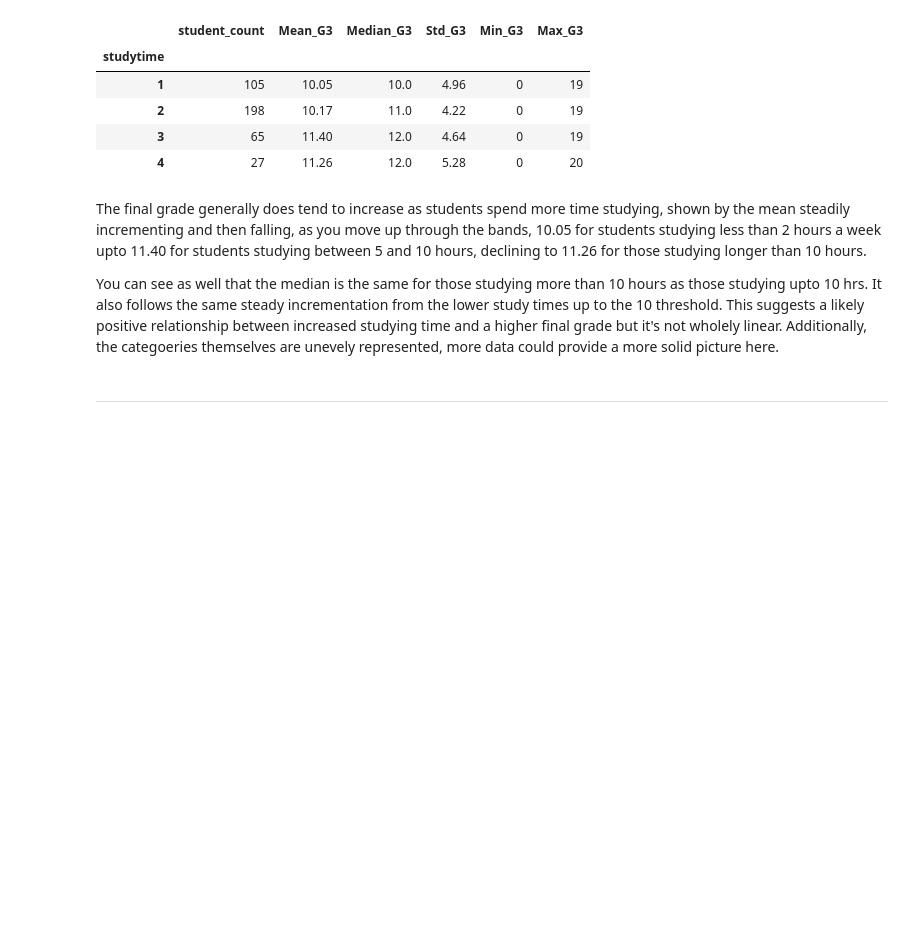
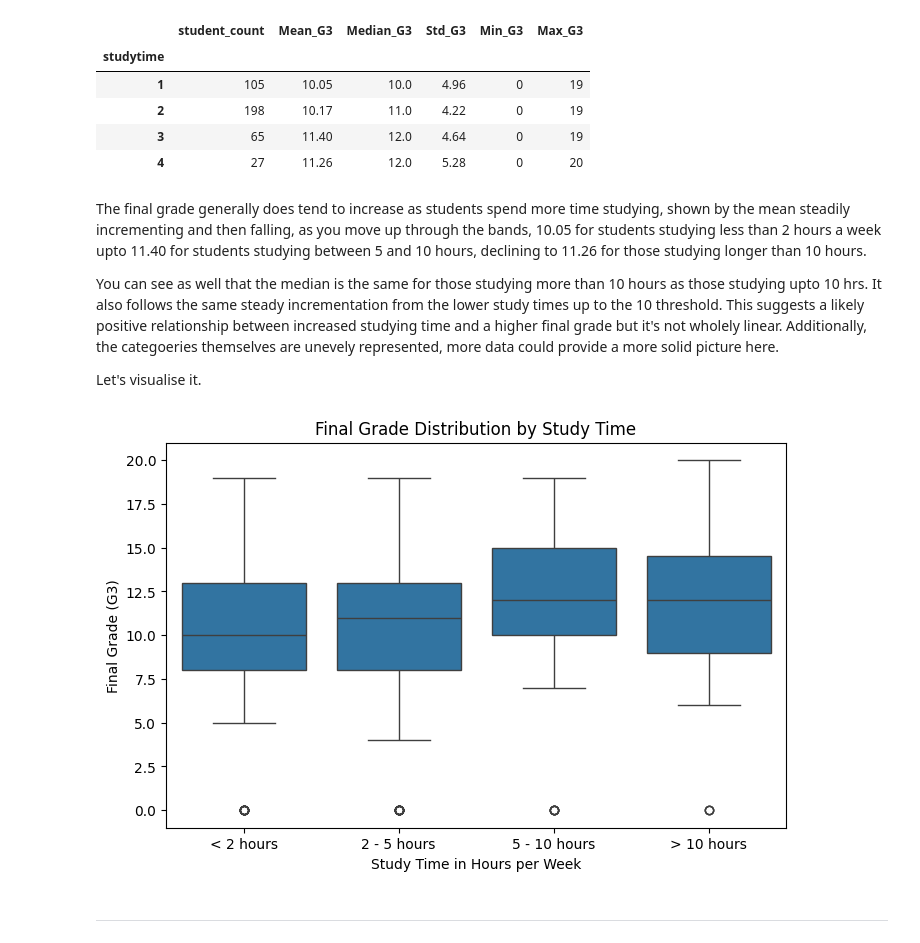
Before and after one commit to 13NateMate37/NHastings_StudentsWhoSlipOnMaths_CI_Capstone_3, a Jupyter notebook: jupyter_notebooks/2_EDA.ipynb, the cells around one changed output. Cells and saved outputs as stored; diff of their text form; code cells hidden in the pictures; blank space fills up the shorter version.

```diff
--- a/jupyter_notebooks/2_EDA.ipynb
+++ b/jupyter_notebooks/2_EDA.ipynb
@@ -179,5 +179,27 @@ df_cleaned.groupby("studytime").agg(
 The final grade generally does tend to increase as students spend more time studying, shown by the mean steadily incrementing and then falling, as you move up through the bands, 10.05 for students studying less than 2 hours a week upto 11.40 for students studying between 5 and 10 hours, declining to 11.26 for those studying longer than 10 hours.
 
 You can see as well that the median is the same for those studying more than 10 hours as those studying upto 10 hrs. It also follows the same steady incrementation from the lower study times up to the 10 threshold. This suggests a likely positive relationship between increased studying time and a higher final grade but it's not wholely linear. Additionally, the categoeries themselves are unevely represented, more data could provide a more solid picture here.
+
+Let's visualise it.
+# %%
+# Making an order for the plot
+studytime_order = ["< 2 hours", "2 - 5 hours", "5 - 10 hours", "> 10 hours"]
+
+
+plt.figure(figsize=(8,5))
+sns.boxplot(
+    data=df_cleaned,
+    x="studytime_label",
+    y="G3",
+    order = studytime_order
+)
+
+plt.title("Final Grade Distribution by Study Time")
+plt.xlabel("Study Time in Hours per Week")
+plt.ylabel("Final Grade (G3)")
+
+plt.show()
+# %% [output]
+[figure, added]
 # %% [markdown]
 ---
```
